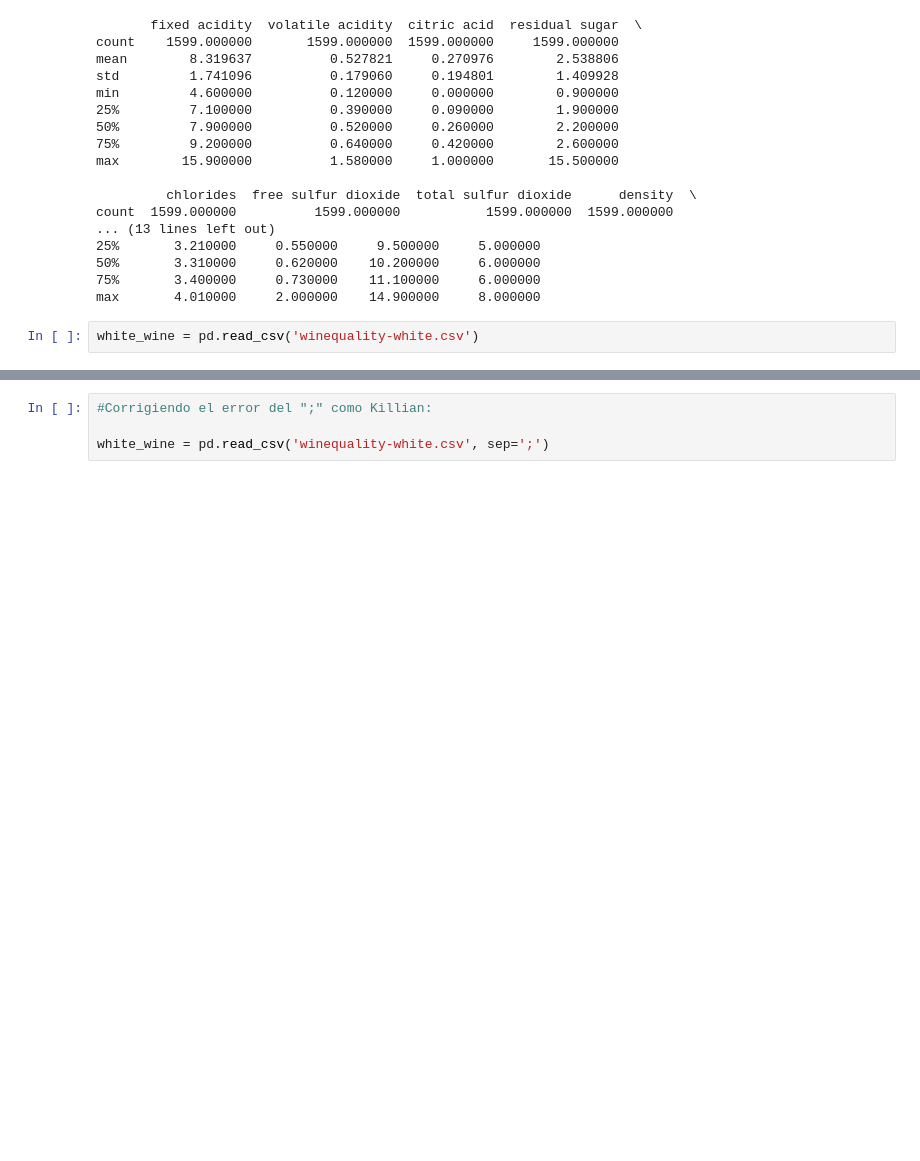
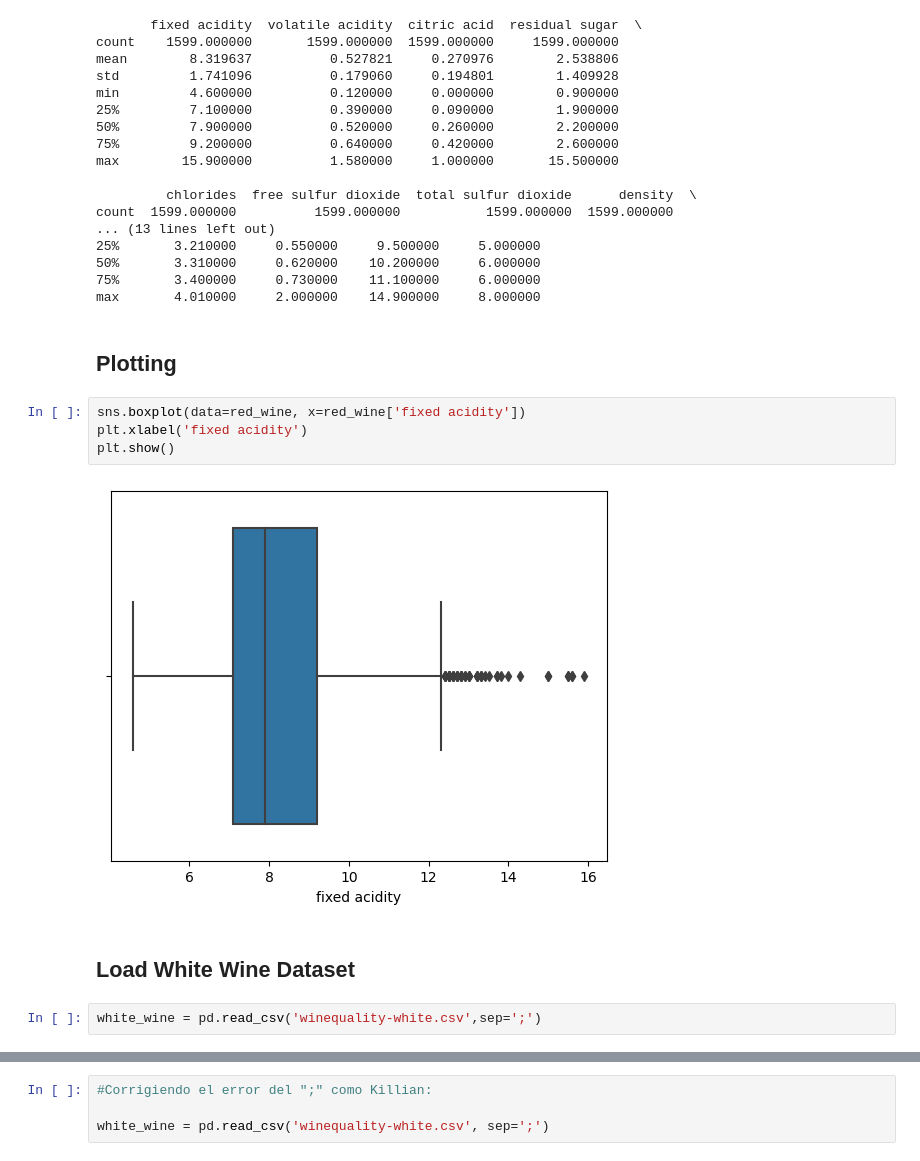
Before and after one commit to sfdatade/blueberry_winerys_project, a Jupyter notebook: BlueBerry_Winery_Project.ipynb, the cells around one changed output, grey strips where cells are left out. Saved outputs shown, nothing was run; the diff lists cells and outputs as text; blank space fills up the shorter version.

```diff
--- a/BlueBerry_Winery_Project.ipynb
+++ b/BlueBerry_Winery_Project.ipynb
@@ -252,5 +217,15 @@ count  1599.000000          1599.000000           1599.000000  1599.000000
 50%       3.310000     0.620000    10.200000     6.000000
 75%       3.400000     0.730000    11.100000     6.000000
 max       4.010000     2.000000    14.900000     8.000000
+# %% [markdown]
+## Plotting
+# %%
+sns.boxplot(data=red_wine, x=red_wine['fixed acidity'])
+plt.xlabel('fixed acidity')
+plt.show()
+# %% [output]
+[figure, added]
+# %% [markdown]
+## Load White Wine Dataset
 # %%
-white_wine = pd.read_csv('winequality-white.csv')
+white_wine = pd.read_csv('winequality-white.csv',sep=';')
```
Also changed, not shown: parts of 22 cells of this notebook.
